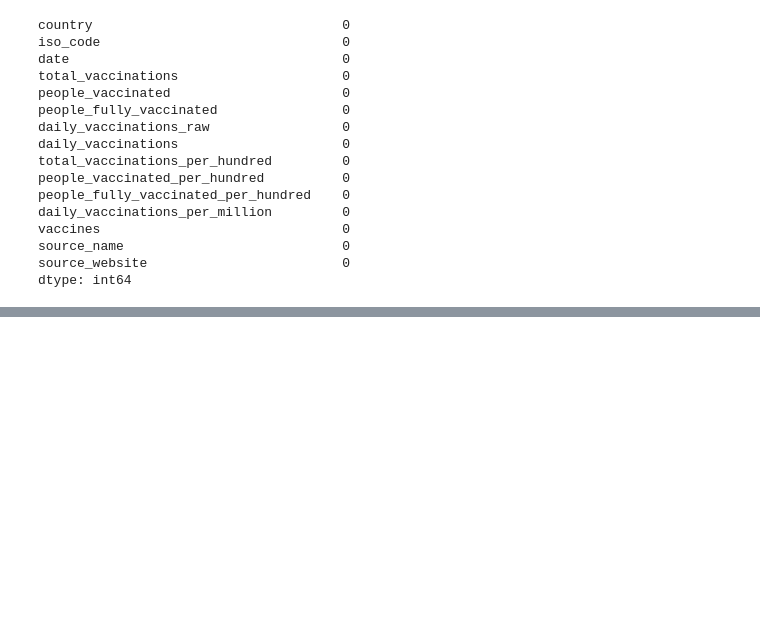
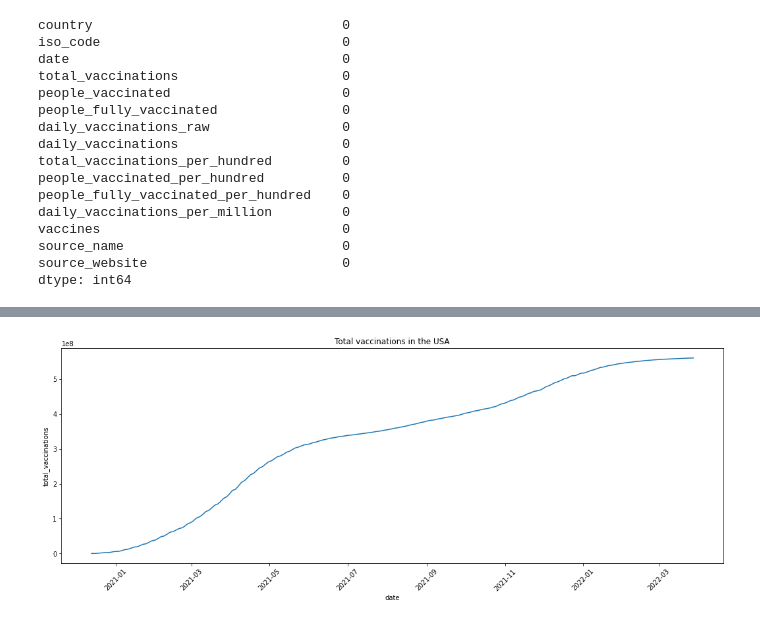
Before and after one commit to Rishiraj-singh7/COVID_vaccine_analysis, a Jupyter notebook: main.ipynb, the cells around one changed output, grey strips where cells are left out. Cells and saved outputs as stored; diff of their text form; code cells hidden in the pictures; blank space fills up the shorter version.

```diff
--- a/main.ipynb
+++ b/main.ipynb
@@ -68,0 +89,2 @@ dtype: int64
+# %%
+df['date'] =  pd.to_datetime(df['date'], format='%Y-%m-%d')
@@ -68,0 +102,3 @@ dtype: int64
+# %%
+df.drop(["people_fully_vaccinated","daily_vaccinations_raw","people_fully_vaccinated_per_hundred",
+         "daily_vaccinations_per_million","people_vaccinated_per_hundred", "source_name","source_website"],axis=1, inplace=True)
@@ -68,0 +109,4 @@ dtype: int64
+# %%
+#Save USA data into a separate dataframe
+df_USA = df[df["iso_code"] == 'USA'].copy()
+df_USA
@@ -68,0 +130,12 @@ dtype: int64
+# %%
+#Drop the dates with missing values, previously NaN that we filled with 0.
+df_USA.drop(df_USA.index[df_USA['total_vaccinations'] == 0], inplace = True)
+# %%
+#Plot total vaccinations as a function of date
+plt.figure(figsize=(18,6))
+sns.lineplot(data=df_USA, x="date", y="total_vaccinations")
+plt.title("Total vaccinations in the USA")
+plt.xticks(rotation=45)
+plt.show()
+# %% [output]
+[figure, added]
```
Also changed, not shown: parts of 25 cells of this notebook.
